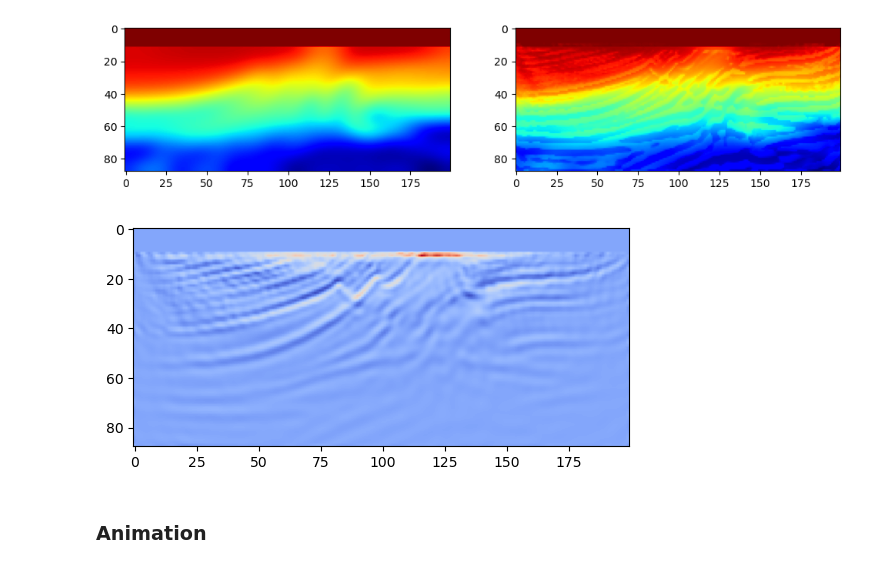
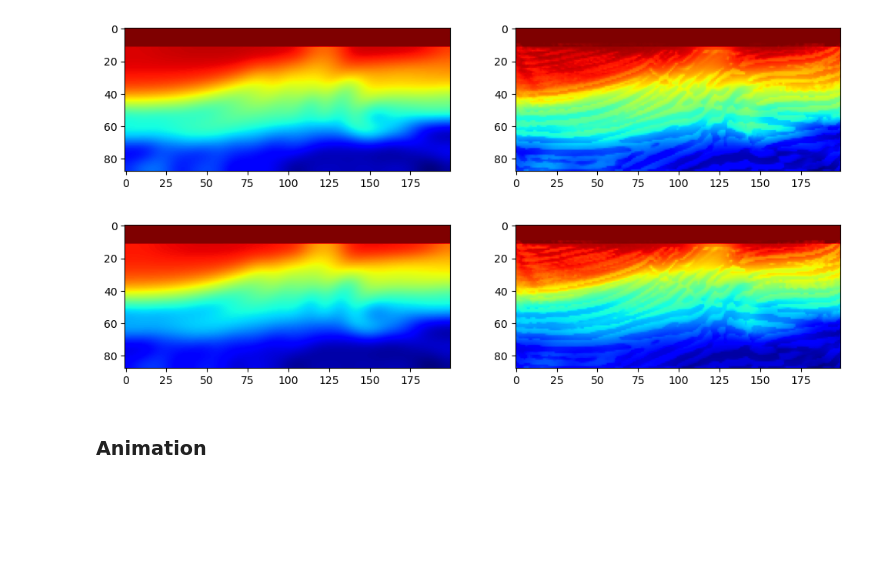
Before and after one commit to liufeng2317/ADFWI, a Jupyter notebook: examples/acoustic/01-model-test/01-Marmousi2/02_inversion.ipynb, the cells around one changed output. Drawn from its saved outputs; the diff is of its cells as text; code cells hidden in the pictures; blank space fills up the shorter version.

```diff
--- a/examples/acoustic/01-model-test/01-Marmousi2/02_inversion.ipynb
+++ b/examples/acoustic/01-model-test/01-Marmousi2/02_inversion.ipynb
@@ -45,7 +45,7 @@ marmousi_model = load_marmousi_model(in_dir="./examples/datasets/marmousi2_sourc
 # Create coordinate arrays for x and z based on the grid size.
 x = np.linspace(5000, 5000 + dx * nx, nx)
 z = np.linspace(0, dz * nz, nz)
-true_model = resample_marmousi_model(x, z, marmousi_model)
+true_model   = resample_marmousi_model(x, z, marmousi_model)
 smooth_model = get_smooth_marmousi_model(true_model, gaussian_kernel=6)
 
 # Initialize primary wave velocity (vp) and density (rho) for the model.
@@ -63,6 +63,7 @@ model = AcousticModel(ox,oz,nx,nz,dx,dz,
                     free_surface=free_surface,
                     abc_type="PML",abc_jerjan_alpha=0.007,
                     nabc=nabc,
+                    auto_update_rho=True,
                     device=device,dtype=dtype)
 
 # Save the initialized model to a file for later use.
@@ -216,6 +217,7 @@ fwi.forward(iteration=iteration, batch_size=None, checkpoint_segments=1)
 
 # Retrieve the inversion results: updated velocity and loss values.
 iter_vp = fwi.iter_vp
+iter_rho = fwi.iter_rho
 iter_loss = fwi.iter_loss
 
 # Save the iteration results to files for later analysis.
@@ -245,13 +247,17 @@ plt.savefig(os.path.join(project_path,"inversion/inverted_res.png"),bbox_inches=
 plt.show()
 # %% [output]
 [figure]
-# %%
-# plot the gradient
-plt.figure()
-plt.imshow(fwi.iter_vp_grad[0],cmap='coolwarm')
-plt.show()
-# %% [output]
-[figure, removed]
+# %%
+# plot the initial model and inverted resutls
+plt.figure(figsize=(12,8))
+plt.subplot(121)
+plt.imshow(rho_init,cmap='jet_r')
+plt.subplot(122)
+plt.imshow(iter_rho[-1],cmap='jet_r')
+plt.savefig(os.path.join(project_path,"inversion/inverted_rho.png"),bbox_inches='tight',dpi=100)
+plt.show()
+# %% [output]
+[figure, added]
 # %% [markdown]
 ### Animation
 # %%
```
Also changed, not shown: parts of 1 cell of this notebook, 18 other files.
